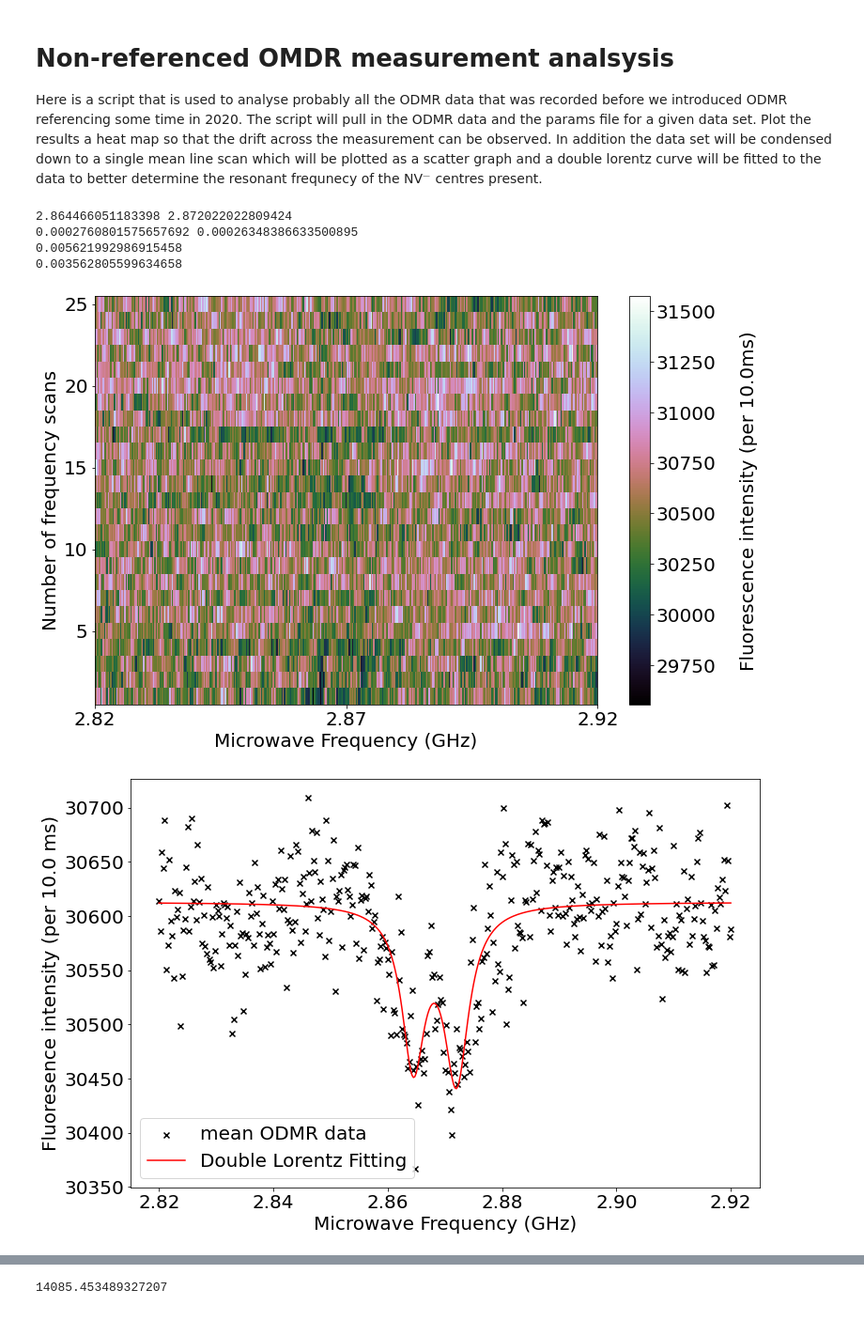
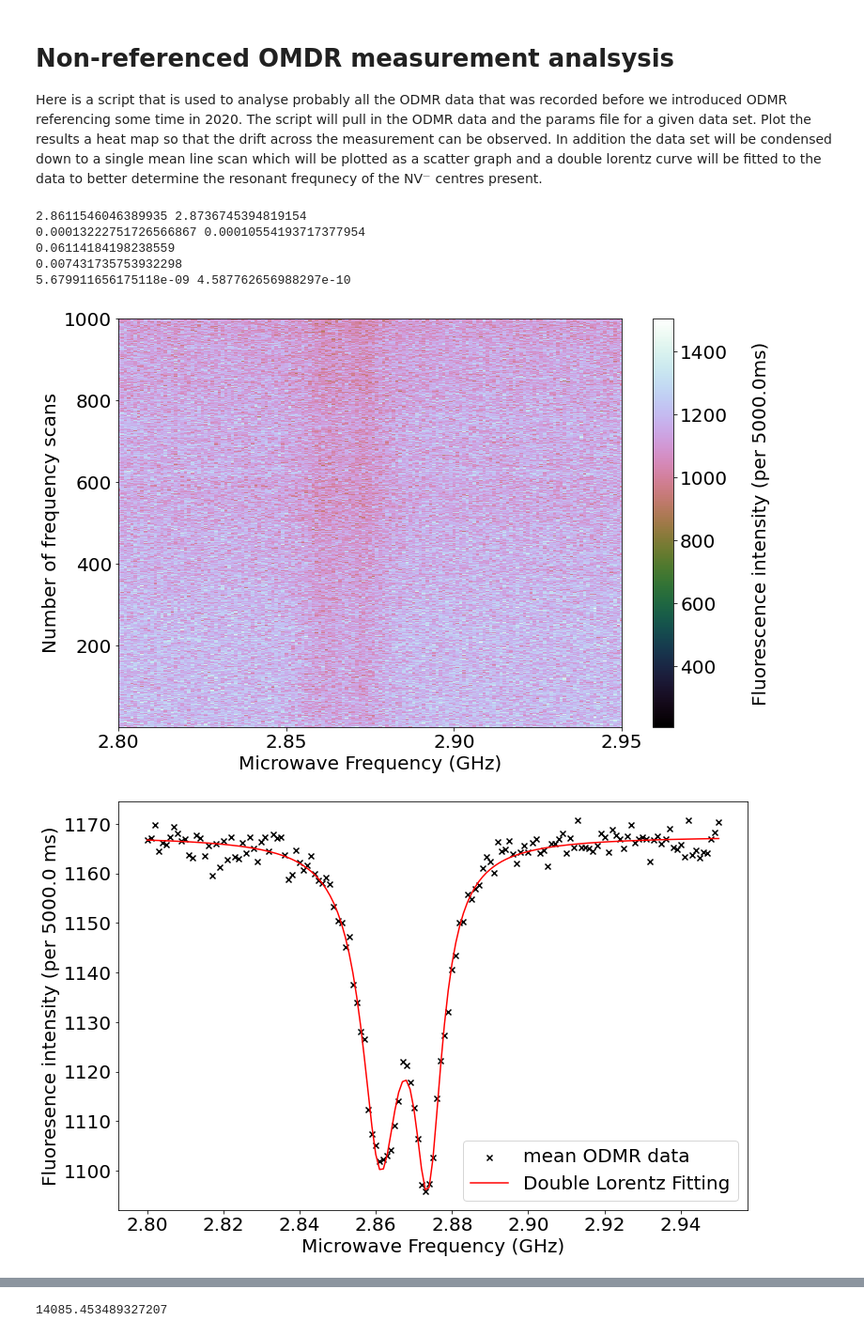
Before and after one commit to Corbyn93/Ryans_Python_Scripts, a Jupyter notebook: Ryan's Jupyter stuff/Thesis code/Non-Reference ODMR/non-referenced_odmr.ipynb, the cells around one changed output, grey strips where cells are left out. Shown at 94% size. Drawn from its saved outputs; the diff is of its cells as text; code cells hidden in the pictures.

```diff
--- a/Ryan's Jupyter stuff/Thesis code/Non-Reference ODMR/non-referenced_odmr.ipynb
+++ b/Ryan's Jupyter stuff/Thesis code/Non-Reference ODMR/non-referenced_odmr.ipynb
@@ -71,7 +71,7 @@ def lorentz_2(x, A1, X01, sig1, A2, X02, sig2, offset):#P0[0], P0[1], P0[2], P0[
     y = first_peak + second_peak + offset
     return(y)
 # %%
-def dc_sensitivity(line_width, contrast, intensity):
+def dc_sensitivity(line_width, error_FWHM, contrast, intensity, lorentz_fitting, NV_number):
     '''A calculation for the sensitvity of the NV centre (ensemble) used for
     DC magnetic field sensitivity. Calulated using the equatuin presented in:
     https://iopscience.iop.org/article/10.1088/2399-1984/ab5f9b/pdf
@@ -97,7 +97,7 @@ def dc_sensitivity(line_width, contrast, intensity):
 
     # Calculate the second fraction of the equation.
     eta_b_num = line_width
-    eta_b_denom = sqrt_intensity * contrast * 100 # convert to percentage
+    eta_b_denom = (sqrt_intensity * contrast * 100 *np.sqrt(NV_number))# convert to percentage
 
     eta_b = eta_b_num / eta_b_denom
 
@@ -105,11 +105,28 @@ def dc_sensitivity(line_width, contrast, intensity):
     # simple parts.
 
     eta_c = eta_a * eta_b
-
     # Calculate sensitivity
     eta = eta_c*10**(total_power)
 
-    return(eta)
+    ### Calculating the error in sensitvity.
+
+    delta_FWHM = error_FWHM # Error in FWHM
+    delta_I0 = np.sqrt(intensity*100) # error in Off-resonant intensity (I0).
+    delta_sqrt_I0 = 0.5 * 1/(intensity*100) # Error in sqrt(I0)
+
+    # Error in fitted contrast measurment.
+    delta_contrast = contrast * np.sqrt( ( 1/np.sqrt( intensity*100 ) )**2
+                                           + ( 1/np.sqrt( np.min(lorentz_fitting) ) )**2 )
+
+    # Fractional errors for the three variables recorded from measurement.
+    a = (delta_FWHM/FWHM)
+    b = (delta_sqrt_I0/delta_I0)
+    c = (delta_contrast/contrast)
+
+    # Error in sensitivity.
+    delta_eta = eta * np.sqrt( a**2 + b**2 + c**2 )
+
+    return(eta, delta_eta)
 # %%
 def save_data(date, file_ID, fitted_contrast, fit_param, error):
 
@@ -133,9 +150,9 @@ def save_data(date, file_ID, fitted_contrast, fit_param, error):
                  str(fit_param[1]) + '\t' + str(error[1]) + '\t' +
                      str(fit_param[4]) + '\t' + str(error[4]) + '\n')
 # %%
-folder_loc = 'I:\\Science\\Physics-Nanobiophotonics\\Group\\User Data\\ODMR\\ODMR and imaging\\2019\\'
-date = '20190607'
-file_name = date + '_NVScan_12'
+folder_loc = 'I:\\Science\\Physics-Nanobiophotonics\\Group\\User Data\\ODMR\\ODMR and imaging\\2021\\'
+date = '20210429'
+file_name = date + '_NVScan_27'
 
 set_plot_params()
 
@@ -165,38 +182,40 @@ error = np.sqrt(np.diag(confidence))
 
 y = lorentz_2(freq, fit_params[0], fit_params[1], fit_params[2],
               fit_params[3], fit_params[4], fit_params[5], fit_params[6])
 
 #y = lorentz_2(freq, p0[0], p0[1], p0[2],
 #              p0[3], p0[4], p0[5], p0[6])
 
 
 plot.plot(freq, y, label = 'Double Lorentz Fitting', color = 'r')
 #plot.axis([ 2.7, 3.0, 55500, 56300])
 plot.xlabel('Microwave Frequency (GHz)')
 plot.ylabel('Fluoresence intensity (per ' + str(dwell_time) + ' ms)')
 plot.legend()
 
 fitted_contrast = 1-(np.min(y)/fit_params[6])
 
 
 print(fit_params[1], fit_params[4])
 print(error[1], error[4])
 print(fitted_contrast)
 #print(np.min(y), fit_params[6])
 
 FWHM = float(np.sqrt([fit_params[2]**2 + fit_params[5]**2])/2)
 print(FWHM)
-#error_FWHM.append(np.sqrt(error[2]**2 + error[5]**2))
+error_FWHM = (np.sqrt(error[2]**2 + error[5]**2))
 #print(error[2]**2 + error[5]**2)
 #save_data(date, file_name, fitted_contrast, fit_params, error)
-#eta = []
+eta, delta_eta = dc_sensitivity(FWHM, error_FWHM, fitted_contrast, fit_params[6], y, 500)
+print(eta, delta_eta)
 
 #fig1.savefig('H:\\My Documents\\Strathclyde_Back_up\\Thesis and Planning\\Thesis_plots\\Coplanar Waveguides\\' + file_name + 'ODMR_Heat_Map.pdf')
 #fig2.savefig('H:\\My Documents\\Strathclyde_Back_up\\Thesis and Planning\\Thesis_plots\\20210607\\' +   file_name +'_ODMR_scatter_plot.pdf')
 # %% [output]
-2.864466051183398 2.872022022809424
-0.0002760801575657692 0.00026348386633500895
-0.005621992986915458
-0.003562805599634658
+2.8611546046389935 2.8736745394819154
+0.00013222751726566867 0.00010554193717377954
+0.06114184198238559
+0.007431735753932298
+5.679911656175118e-09 4.587762656988297e-10
-[figure, old version]
+[figure, new version]
-[figure, old version]
+[figure, new version]
```
Also changed, not shown: parts of 8 cells of this notebook, 6 other files.
